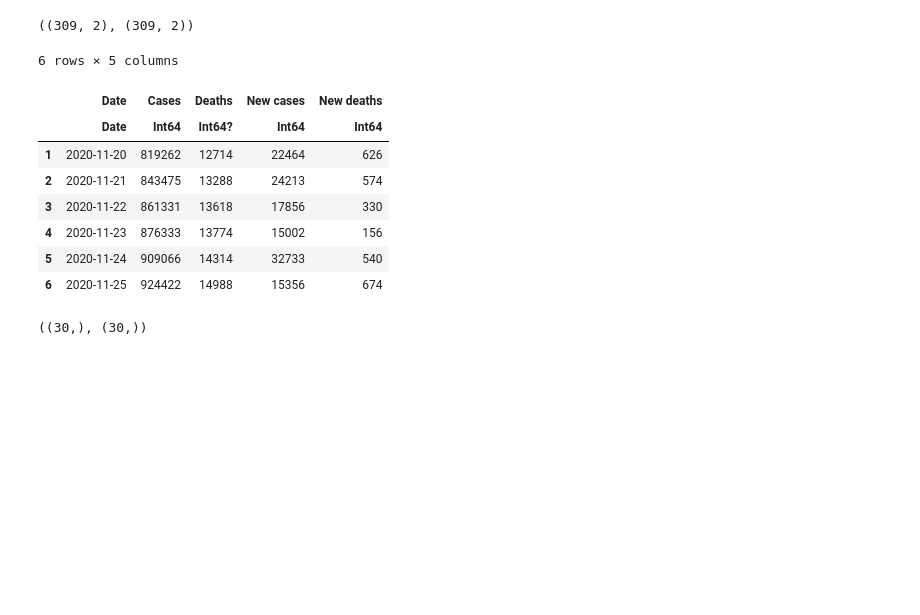
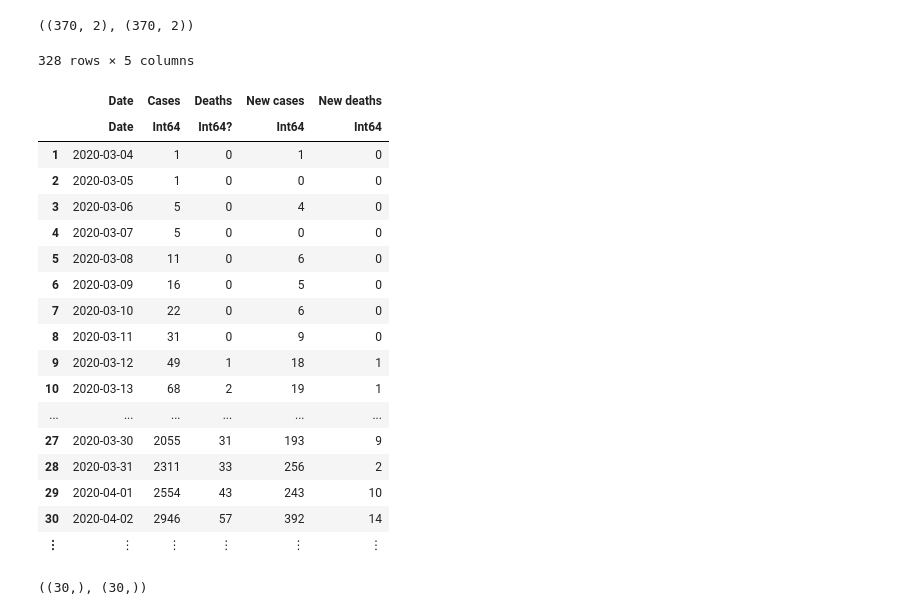
Before and after one commit to twolodzko/Learning, a Jupyter notebook: Julia/COVID-19 in Poland.ipynb, the cells around one changed output. Cells and saved outputs as stored; diff of their text form; code cells hidden in the pictures; blank space fills up the shorter version.

```diff
--- a/Julia/COVID-19 in Poland.ipynb
+++ b/Julia/COVID-19 in Poland.ipynb
@@ -38,7 +50,7 @@ preprocess = df -> begin
         groupby(_, "Date") |>  # don't care about provinces
         combine(_, "Count" => sum => "Count")
 
-    df["Date"] = map(x -> Date(String(x), dateformat"m/d/y") + Year(2000), df["Date"])
+    df[!, "Date"] = map(x -> Date(String(x), dateformat"m/d/y") + Year(2000), df[:, "Date"])
     df
 end
 
@@ -47,36 +59,44 @@ deaths = preprocess(deaths_raw)
 
 size(cases), size(deaths)
 # %% [output]
-((309, 2), (309, 2))
+((370, 2), (370, 2))
 # %%
 diff_same_length(x) = [x[1]; diff(x)]
 window_size = 14
 
 data = @pipe leftjoin(cases, deaths, on = ["Date"], makeunique = true) |>
     rename(_,
         "Count" => "Cases",
         "Count_1" => "Deaths",
     ) |>
     sort(_, ["Date"]) |>
     transform(_,
         "Cases" => diff_same_length => "New cases",
         "Deaths" => diff_same_length => "New deaths",
     )
 
-idx = argmax(data["New cases"] .> 0)
+idx = argmax(data[!, "New cases"] .> 0)
 data = data[idx:end, :]
-
-tail(data)
 # %% [output]
-6 rows × 5 columns
+328 rows × 5 columns
 |  | Date | Cases | Deaths | New cases | New deaths |
 |  | Date | Int64 | Int64? | Int64 | Int64 |
-| 1 | 2020-11-20 | 819262 | 12714 | 22464 | 626 |
-| 2 | 2020-11-21 | 843475 | 13288 | 24213 | 574 |
-| 3 | 2020-11-22 | 861331 | 13618 | 17856 | 330 |
-| 4 | 2020-11-23 | 876333 | 13774 | 15002 | 156 |
-| 5 | 2020-11-24 | 909066 | 14314 | 32733 | 540 |
-| 6 | 2020-11-25 | 924422 | 14988 | 15356 | 674 |
+| 1 | 2020-03-04 | 1 | 0 | 1 | 0 |
+| 2 | 2020-03-05 | 1 | 0 | 0 | 0 |
+| 3 | 2020-03-06 | 5 | 0 | 4 | 0 |
+| 4 | 2020-03-07 | 5 | 0 | 0 | 0 |
+| 5 | 2020-03-08 | 11 | 0 | 6 | 0 |
+| 6 | 2020-03-09 | 16 | 0 | 5 | 0 |
+| 7 | 2020-03-10 | 22 | 0 | 6 | 0 |
+| 8 | 2020-03-11 | 31 | 0 | 9 | 0 |
+| 9 | 2020-03-12 | 49 | 1 | 18 | 1 |
+| 10 | 2020-03-13 | 68 | 2 | 19 | 1 |
+| ... | ... | ... | ... | ... | ... |
+| 27 | 2020-03-30 | 2055 | 31 | 193 | 9 |
+| 28 | 2020-03-31 | 2311 | 33 | 256 | 2 |
+| 29 | 2020-04-01 | 2554 | 43 | 243 | 10 |
+| 30 | 2020-04-02 | 2946 | 57 | 392 | 14 |
+| ⋮ | ⋮ | ⋮ | ⋮ | ⋮ | ⋮ |
 # %%
 window_size = 3
 
```
Also changed, not shown: parts of 14 cells of this notebook, 1 other file.
